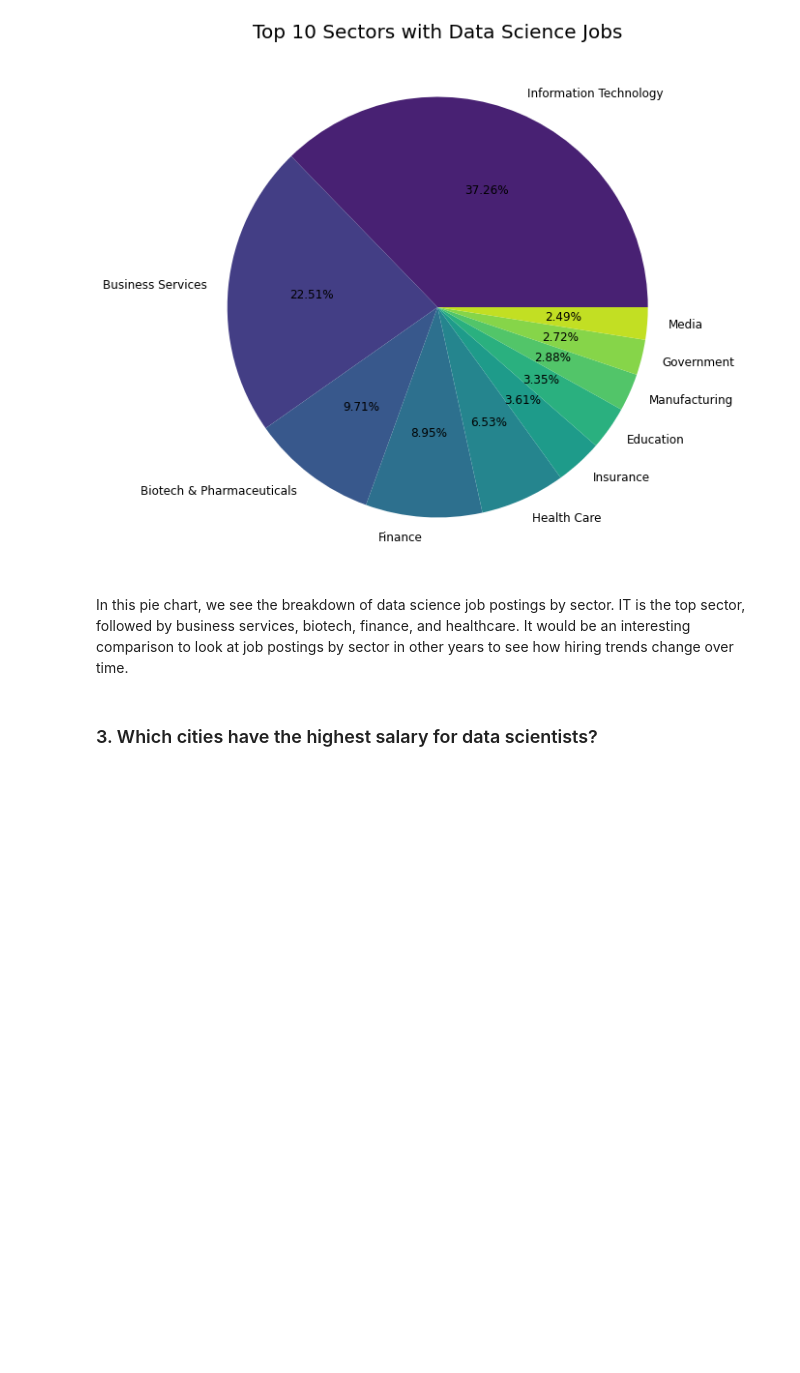
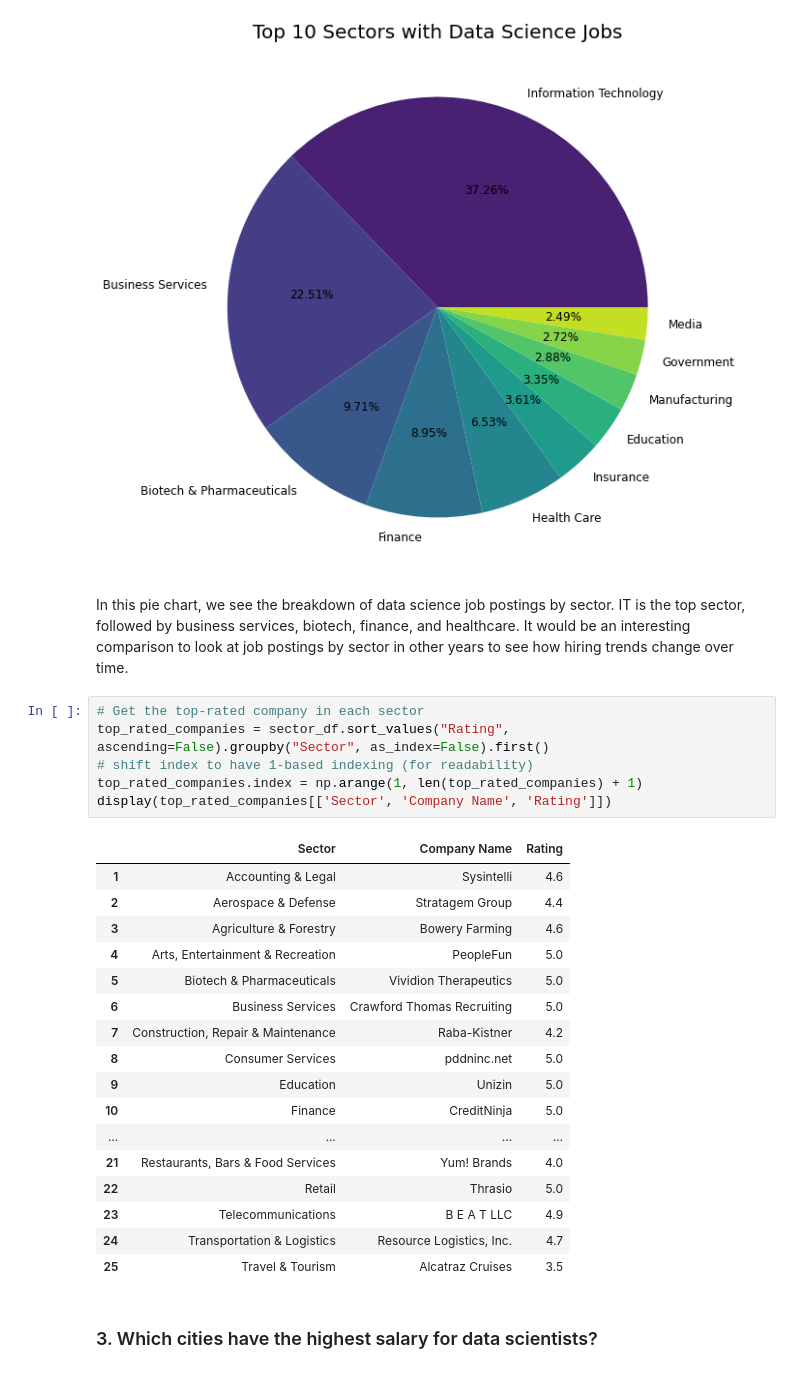
Before and after one commit to esgardner/DataScienceJobs, a Jupyter notebook: DataScienceJobs.ipynb, the cells around one changed output. Saved outputs shown, nothing was run; the diff lists cells and outputs as text; blank space fills up the shorter version.

```diff
--- a/DataScienceJobs.ipynb
+++ b/DataScienceJobs.ipynb
@@ -281,6 +281,30 @@ plt.show()
 [figure]
 # %% [markdown]
 In this pie chart, we see the breakdown of data science job postings by sector. IT is the top sector, followed by business services, biotech, finance, and healthcare. It would be an interesting comparison to look at job postings by sector in other years to see how hiring trends change over time.
+# %%
+# Get the top-rated company in each sector
+top_rated_companies = sector_df.sort_values("Rating", ascending=False).groupby("Sector", as_index=False).first()
+# shift index to have 1-based indexing (for readability)
+top_rated_companies.index = np.arange(1, len(top_rated_companies) + 1)
+display(top_rated_companies[['Sector', 'Company Name', 'Rating']])
+# %% [output]
+|  | Sector | Company Name | Rating |
+| 1 | Accounting & Legal | Sysintelli | 4.6 |
+| 2 | Aerospace & Defense | Stratagem Group | 4.4 |
+| 3 | Agriculture & Forestry | Bowery Farming | 4.6 |
+| 4 | Arts, Entertainment & Recreation | PeopleFun | 5.0 |
+| 5 | Biotech & Pharmaceuticals | Vividion Therapeutics | 5.0 |
+| 6 | Business Services | Crawford Thomas Recruiting | 5.0 |
+| 7 | Construction, Repair & Maintenance | Raba-Kistner | 4.2 |
+| 8 | Consumer Services | pddninc.net | 5.0 |
+| 9 | Education | Unizin | 5.0 |
+| 10 | Finance | CreditNinja | 5.0 |
+| ... | ... | ... | ... |
+| 21 | Restaurants, Bars & Food Services | Yum! Brands | 4.0 |
+| 22 | Retail | Thrasio | 5.0 |
+| 23 | Telecommunications | B E A T LLC | 4.9 |
+| 24 | Transportation & Logistics | Resource Logistics, Inc. | 4.7 |
+| 25 | Travel & Tourism | Alcatraz Cruises | 3.5 |
 # %% [markdown]
 ### 3. Which cities have the highest salary for data scientists?
 # %%
```
Also changed, not shown: parts of 5 cells of this notebook.
